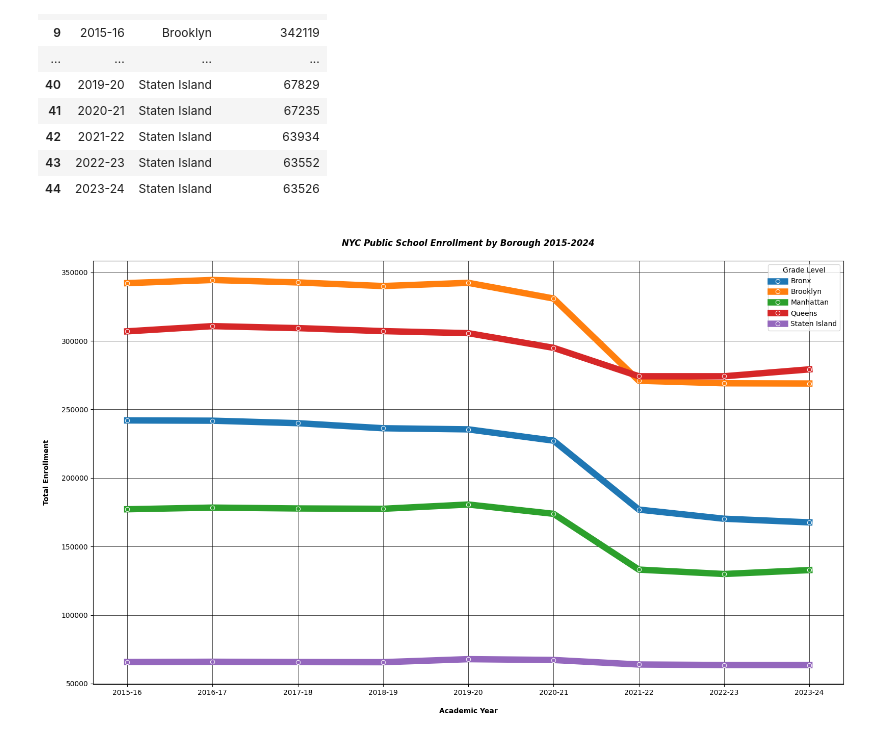
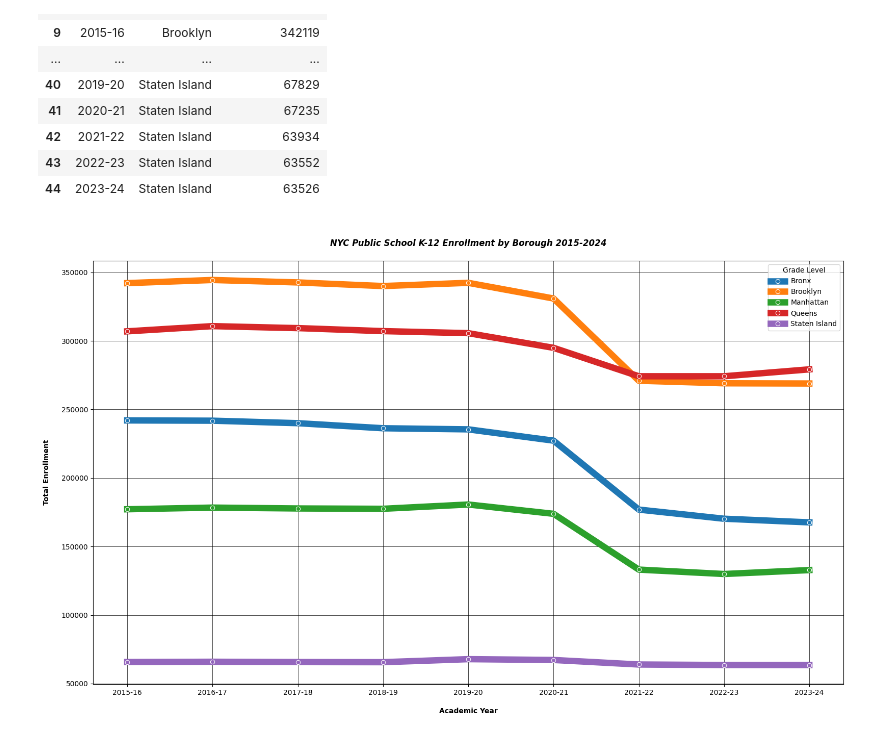
Before and after one commit to thetechleila/NYC-K-8-Public-School-Student-Performance-2016-2024, a Jupyter notebook: code/eda.ipynb, the cells around one changed output. Cells and saved outputs as stored; diff of their text form; code cells hidden in the pictures.

```diff
--- a/code/eda.ipynb
+++ b/code/eda.ipynb
@@ -44,18 +44,18 @@ total_enrollment
 # %%
 #Visualize student enrollment by borough from 2015-2024
 
 plt.figure(figsize=(16, 10))
 sns.lineplot(data=total_enrollment, x="Year", y="Total Enrollment", hue="Borough", marker="o", linewidth = 9.0)
-plt.title("\nNYC Public School Enrollment by Borough 2015-2024\n",
+plt.title("\nNYC Public School K-12 Enrollment by Borough 2015-2024\n",
           weight="bold", style="italic")
 
 #Plot labels and customizations
 plt.xlabel("\nAcademic Year\n", weight='bold' )
 plt.ylabel("Total Enrollment\n", weight='bold')
 plt.grid(color="black", linewidth=0.5)
 plt.legend(title="Grade Level")
 
 plt.tight_layout()
 plt.show()
 # %% [output]
-[figure, old version]
+[figure, new version]
```
Also changed, not shown: parts of 1 cell of this notebook.
